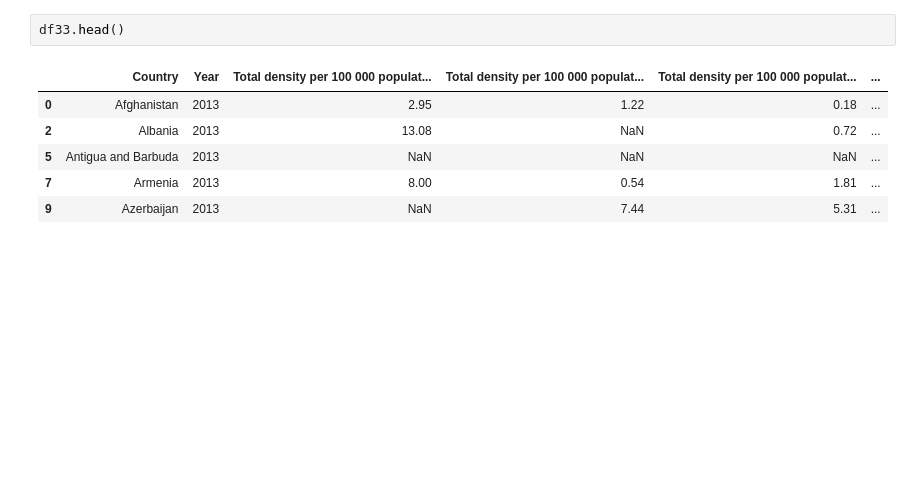
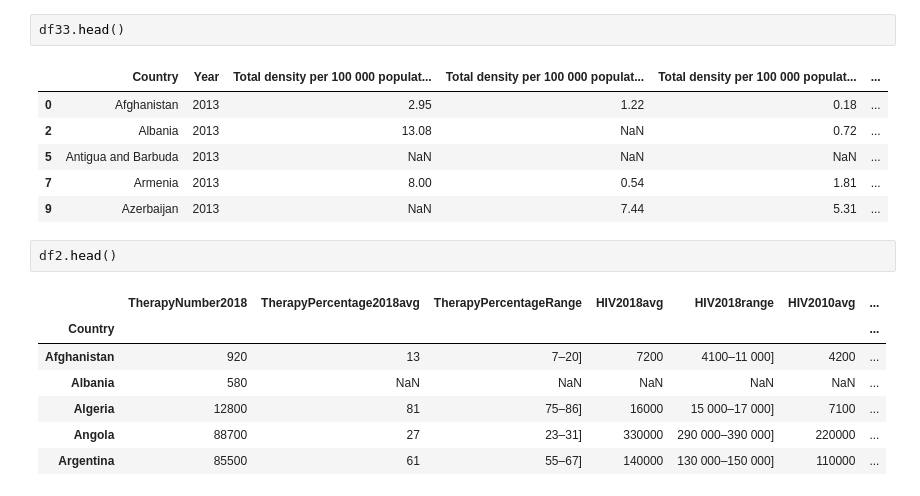
Before and after one commit to nvanrompaey/ImpactsHIVTreatment, a Jupyter notebook: CapstoneHIVtestings.ipynb, the cells around one changed output. Drawn from its saved outputs; the diff is of its cells as text; blank space fills up the shorter version.

```diff
--- a/CapstoneHIVtestings.ipynb
+++ b/CapstoneHIVtestings.ipynb
@@ -258,3 +258,13 @@ df33.head()
 | 5 | Antigua and Barbuda | 2013 | NaN | NaN | NaN | ... |
 | 7 | Armenia | 2013 | 8.00 | 0.54 | 1.81 | ... |
 | 9 | Azerbaijan | 2013 | NaN | 7.44 | 5.31 | ... |
+# %%
+df2.head()
+# %% [output]
+|  | TherapyNumber2018 | TherapyPercentage2018avg | TherapyPercentageRange | HIV2018avg | HIV2018range | HIV2010avg | ... |
+| Country |  |  |  |  |  |  | ... |
+| Afghanistan | 920 | 13 | 7–20] | 7200 | 4100–11 000] | 4200 | ... |
+| Albania | 580 | NaN | NaN | NaN | NaN | NaN | ... |
+| Algeria | 12800 | 81 | 75–86] | 16000 | 15 000–17 000] | 7100 | ... |
+| Angola | 88700 | 27 | 23–31] | 330000 | 290 000–390 000] | 220000 | ... |
+| Argentina | 85500 | 61 | 55–67] | 140000 | 130 000–150 000] | 110000 | ... |
```
Also changed, not shown: parts of 10 cells of this notebook, 1 other file.
